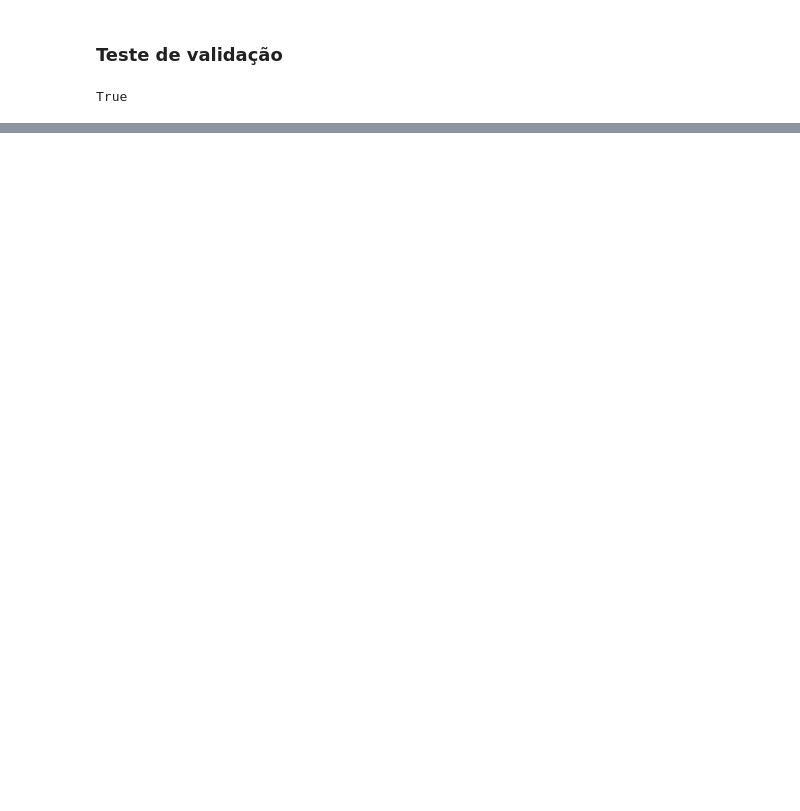
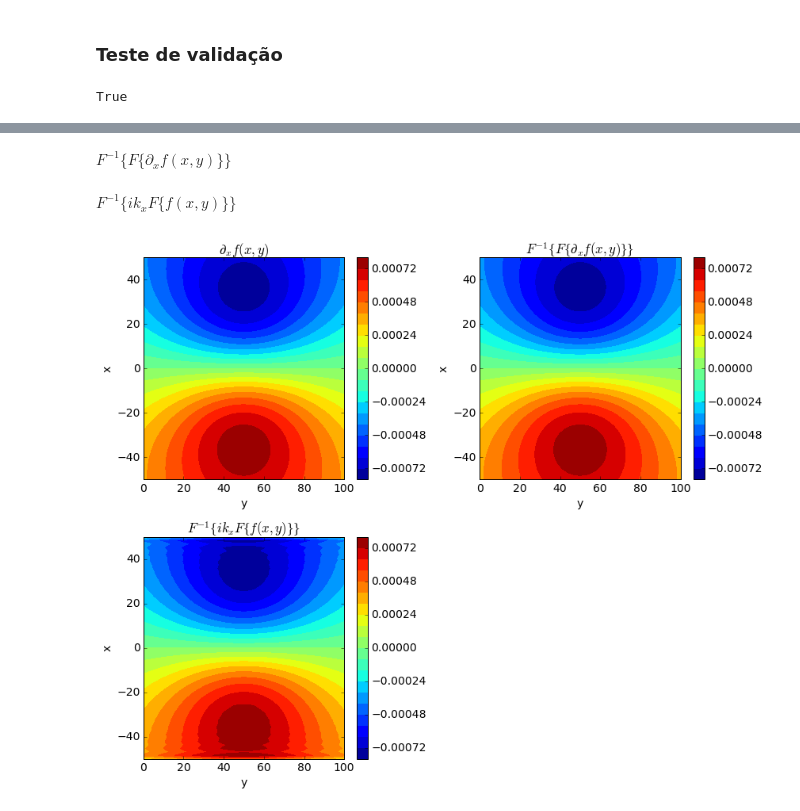
Before and after one commit to birocoles/Disciplina-metodos-potenciais, a Jupyter notebook: Aulas/Fourier/TF_inv_distancia.ipynb, the cells around one changed output, grey strips where cells are left out. Saved outputs shown, nothing was run; the diff lists cells and outputs as text; code cells hidden in the pictures; blank space fills up the shorter version.

```diff
--- a/Aulas/Fourier/TF_inv_distancia.ipynb
+++ b/Aulas/Fourier/TF_inv_distancia.ipynb
@@ -95,0 +155,32 @@ plt.show()
+# %% [markdown]
+$F^{-1} \lbrace F \lbrace \partial_{x} f(x,y) \rbrace \rbrace$
+# %%
+Finv_F_dx_f = ifft2(F_dx_f)
+# %% [markdown]
+$F^{-1} \lbrace i k_{x} F \lbrace f(x,y) \rbrace \rbrace$
+# %%
+Finv_i_kx_F_f = ifft2(i_kx_F_f)
+# %%
+plt.figure(figsize=(12,10))
+plt.subplot(2,2,1)
+plt.title('$\partial_{x} f(x,y)$')
+plt.contourf(y,x,dx_f,20)
+plt.colorbar()
+plt.xlabel('y')
+plt.ylabel('x')
+plt.subplot(2,2,2)
+plt.title('$F^{-1} \lbrace F \lbrace \partial_{x} f(x,y) \\rbrace \\rbrace$')
+plt.contourf(y,x,Finv_F_dx_f.real,20)
+plt.colorbar()
+plt.xlabel('y')
+plt.ylabel('x')
+plt.subplot(2,2,3)
+plt.title('$F^{-1} \lbrace i k_{x} F \lbrace f(x,y) \\rbrace \\rbrace$')
+plt.contourf(y,x,Finv_i_kx_F_f.real,20)
+plt.colorbar()
+plt.xlabel('y')
+plt.ylabel('x')
+plt.tight_layout()
+plt.show()
+# %% [output]
+[figure, added]
```
Also changed, not shown: parts of 31 cells of this notebook, 1 other file.
